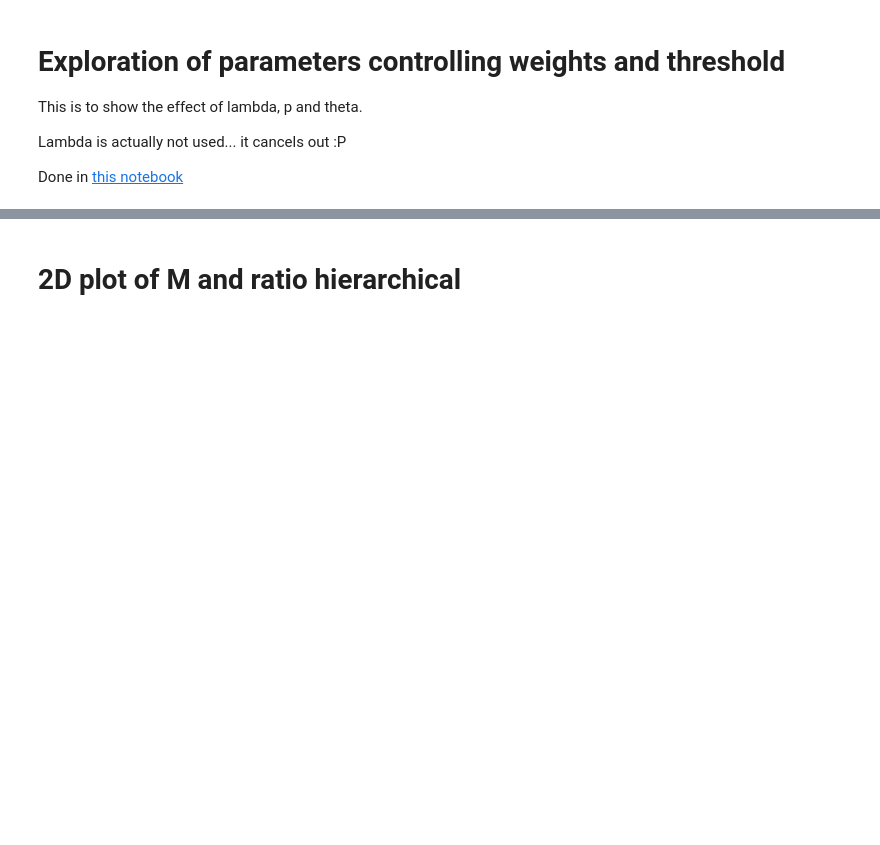
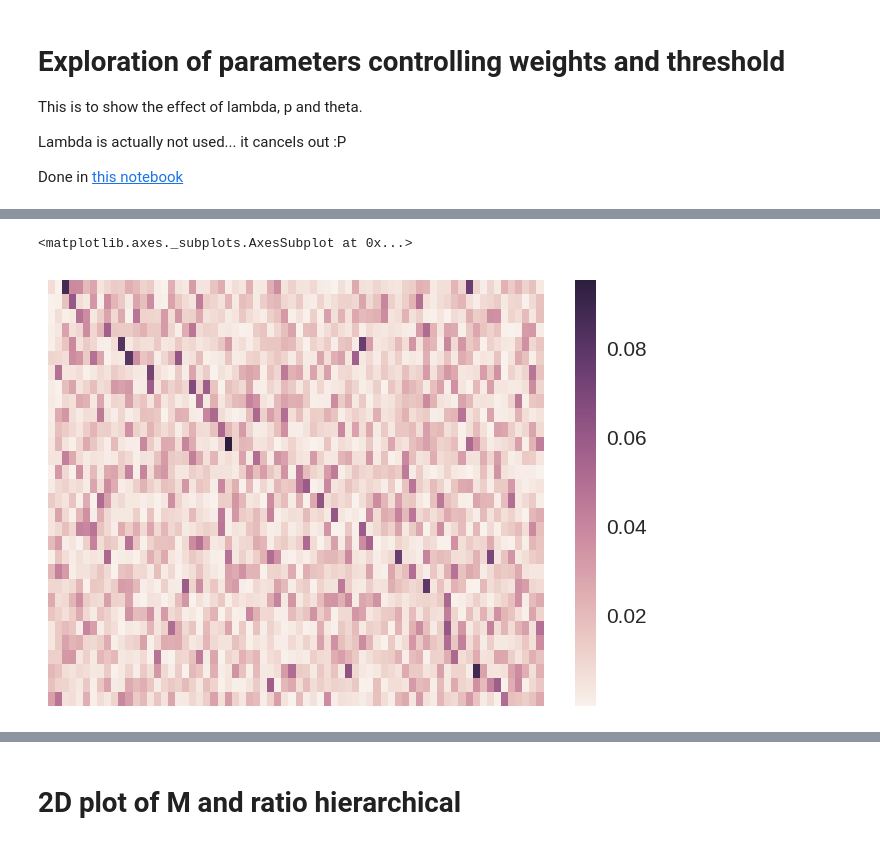
Before and after one commit to Azhag/Bayesian-visual-working-memory, a Jupyter notebook: Experiments/thesis_plots/Single Item characterisation - Hierarchical Network - 06.2017.ipynb, the cells around one changed output, grey strips where cells are left out. Saved outputs shown, nothing was run; the diff lists cells and outputs as text; code cells hidden in the pictures; blank space fills up the shorter version.

```diff
--- a/Experiments/thesis_plots/Single Item characterisation - Hierarchical Network - 06.2017.ipynb
+++ b/Experiments/thesis_plots/Single Item characterisation - Hierarchical Network - 06.2017.ipynb
@@ -125,0 +127,5 @@ ax.legend(['Mean'])
+# %%
+sns.heatmap(weights[np.argsort(np.argmax(weights, axis=-1))], xticklabels=False, yticklabels=False)
+# %% [output]
+<matplotlib.axes._subplots.AxesSubplot at 0x...>
+[figure, added]
```
Also changed, not shown: parts of 17 cells of this notebook, 1 other file.
